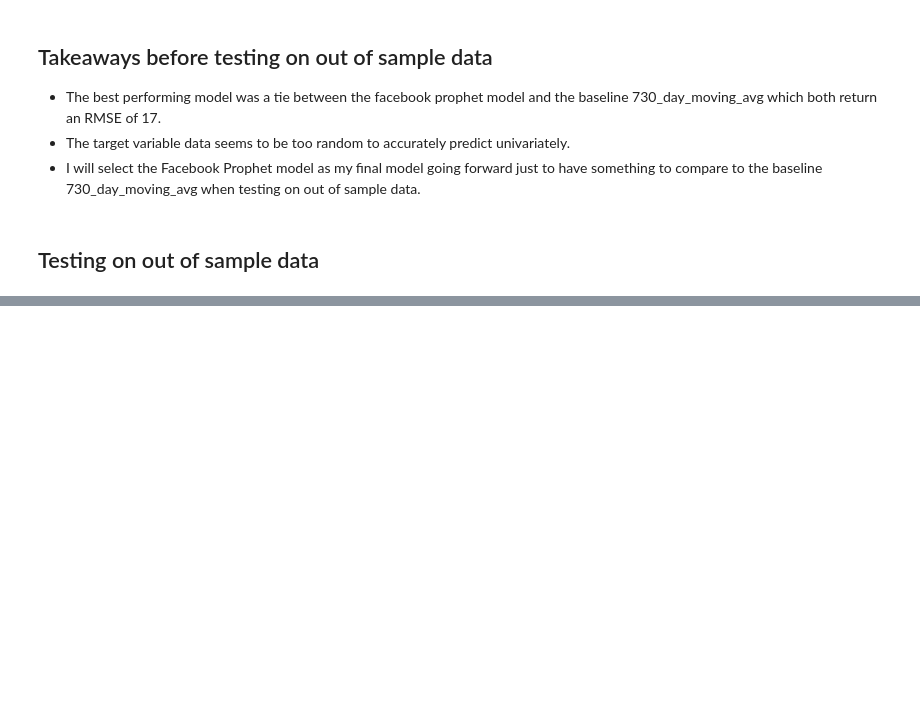
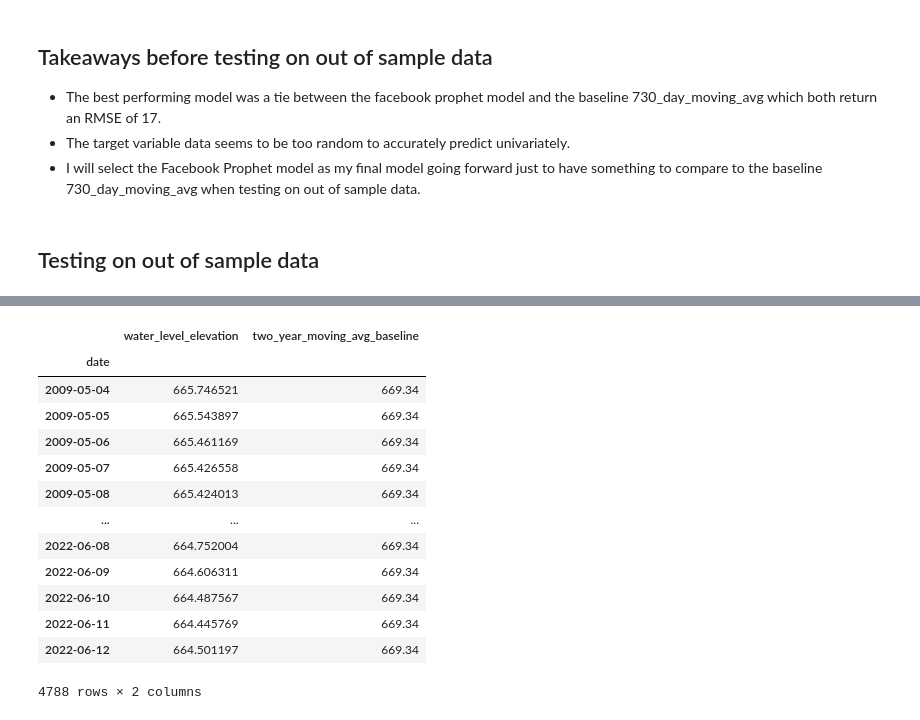
Before and after one commit to AndrewRachuig/edwards_aquifer_project, a Jupyter notebook: modeling_working_notebook.ipynb, the cells around one changed output, grey strips where cells are left out. Saved outputs shown, nothing was run; the diff lists cells and outputs as text; code cells hidden in the pictures; blank space fills up the shorter version.

```diff
--- a/modeling_working_notebook.ipynb
+++ b/modeling_working_notebook.ipynb
@@ -696,0 +704,17 @@ NameError: name 'Prophet' is not defined
+# %%
+yhat_final
+# %% [output]
+|  | water_level_elevation | two_year_moving_avg_baseline |
+| date |  |  |
+| 2009-05-04 | 665.746521 | 669.34 |
+| 2009-05-05 | 665.543897 | 669.34 |
+| 2009-05-06 | 665.461169 | 669.34 |
+| 2009-05-07 | 665.426558 | 669.34 |
+| 2009-05-08 | 665.424013 | 669.34 |
+| ... | ... | ... |
+| 2022-06-08 | 664.752004 | 669.34 |
+| 2022-06-09 | 664.606311 | 669.34 |
+| 2022-06-10 | 664.487567 | 669.34 |
+| 2022-06-11 | 664.445769 | 669.34 |
+| 2022-06-12 | 664.501197 | 669.34 |
+4788 rows × 2 columns
```
Also changed, not shown: parts of 6 cells of this notebook.
